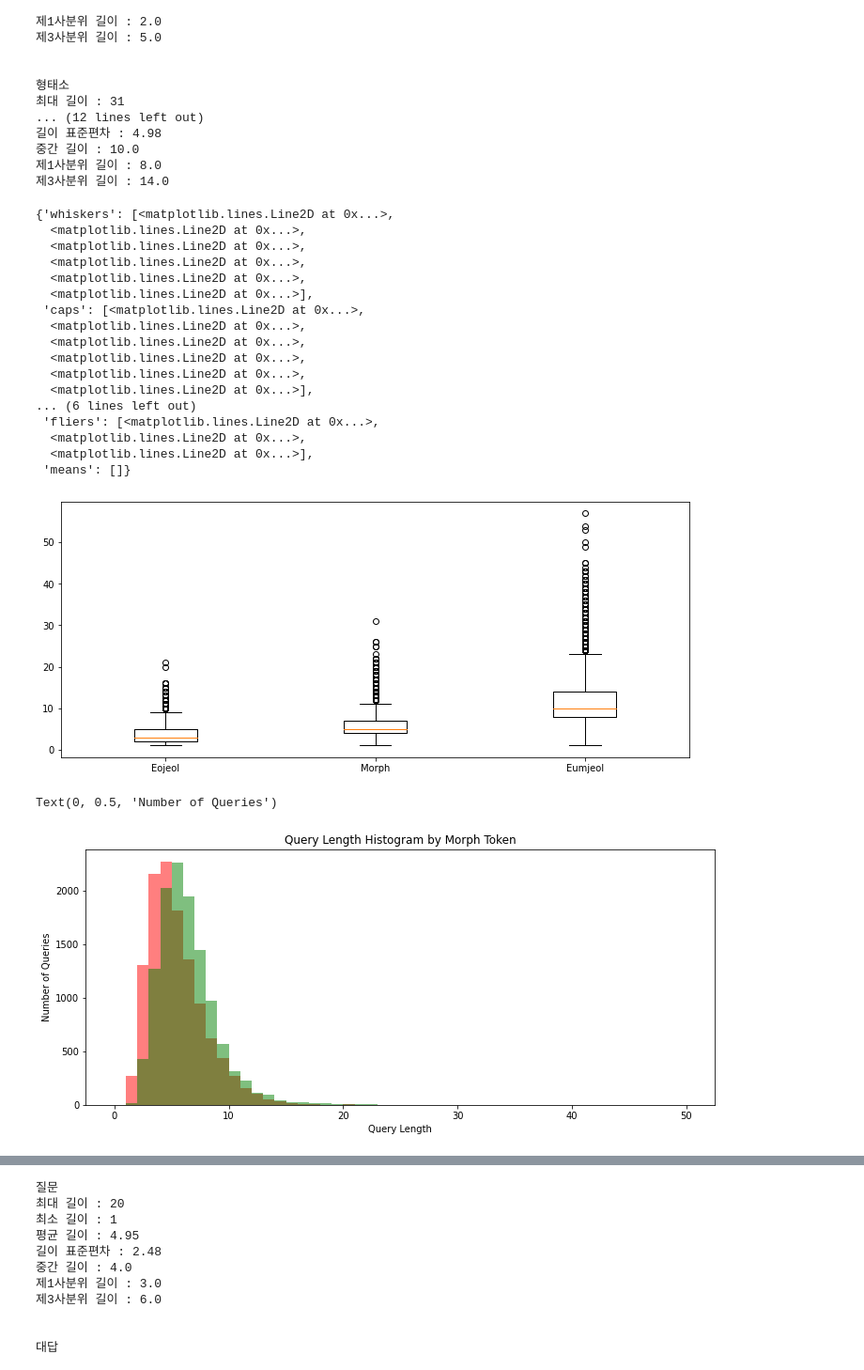
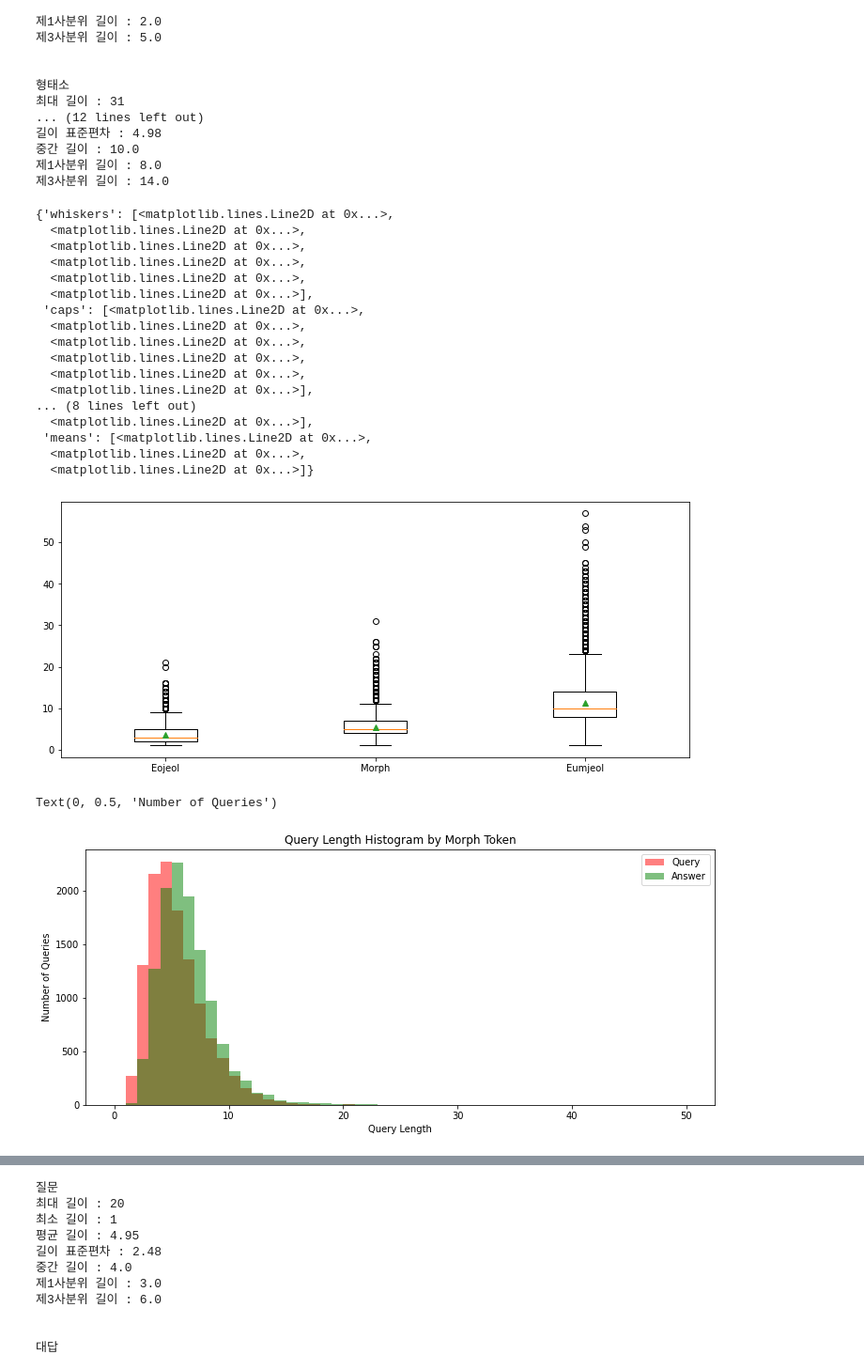
Before and after one commit to Jio-Kim/NLP_with_TF2-ML, a Jupyter notebook: 6_챗봇_만들기.ipynb, the cells around one changed output, grey strips where cells are left out. Shown at 94% size. Cells and saved outputs as stored; diff of their text form; code cells hidden in the pictures.

```diff
--- a/6_챗봇_만들기.ipynb
+++ b/6_챗봇_만들기.ipynb
@@ -118,7 +114,7 @@ for i in lists:
 # %%
 plt.figure(figsize =(12,5))
 plt.boxplot([sent_len_by_token, sent_len_by_morph, sent_len_by_eumjeol],
-            labels = ['Eojeol', "Morph", "Eumjeol"])
+            labels = ['Eojeol', "Morph", "Eumjeol"], showmeans = True)
 # %% [output]
 {'whiskers': [<matplotlib.lines.Line2D at 0x...>,
   <matplotlib.lines.Line2D at 0x...>,
@@ -132,12 +128,12 @@ plt.boxplot([sent_len_by_token, sent_len_by_morph, sent_len_by_eumjeol],
   <matplotlib.lines.Line2D at 0x...>,
   <matplotlib.lines.Line2D at 0x...>,
   <matplotlib.lines.Line2D at 0x...>],
-... (6 lines left out)
- 'fliers': [<matplotlib.lines.Line2D at 0x...>,
+... (8 lines left out)
+  <matplotlib.lines.Line2D at 0x...>],
+ 'means': [<matplotlib.lines.Line2D at 0x...>,
   <matplotlib.lines.Line2D at 0x...>,
-  <matplotlib.lines.Line2D at 0x...>],
- 'means': []}
+  <matplotlib.lines.Line2D at 0x...>]}
-[figure, old version]
+[figure, new version]
 # %%
 # 질문, 답변 각각에 대한 문장 길이 분포 분석
 # 행태소 기준으로만 길이 분석
@@ -152,13 +148,14 @@ answer_sent_len_by_morph = [len(t) for t in answer_morph_tokenized_sentences]
 # %%
 plt.figure(figsize = (12,5))
 plt.hist(query_sent_len_by_morph, bins = 50, range = [0,50], alpha = 0.5, color = 'r', label = 'Query') # 질문 형태소 길이 분석
 plt.hist(answer_sent_len_by_morph, bins = 50, range = [0,50], alpha = 0.5, color = 'g', label = 'Answer')  # 대답 형태소 단위 길이 분석
+plt.legend()
 plt.title("Query Length Histogram by Morph Token")
 plt.xlabel("Query Length")
 plt.ylabel("Number of Queries")
 # %% [output]
 Text(0, 0.5, 'Number of Queries')
-[figure, old version]
+[figure, new version]
 # %%
 plt.figure(figsize = (12,5))
 plt.hist(query_sent_len_by_morph, bins = 50, range = [0,50], alpha = 0.5, color = 'r', label = 'Query') # 질문 형태소 길이 분석
```
Also changed, not shown: parts of 35 cells of this notebook.
